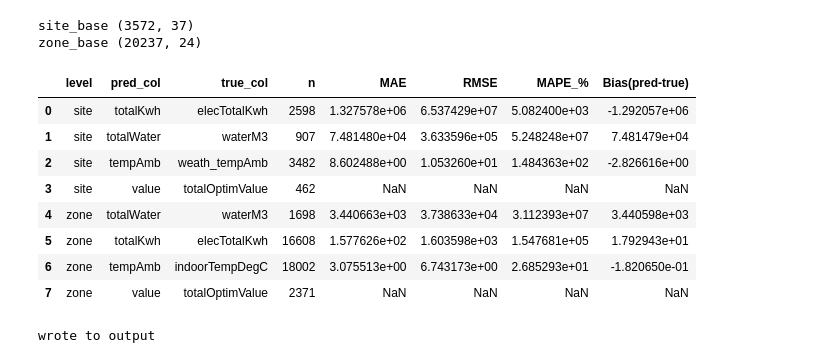
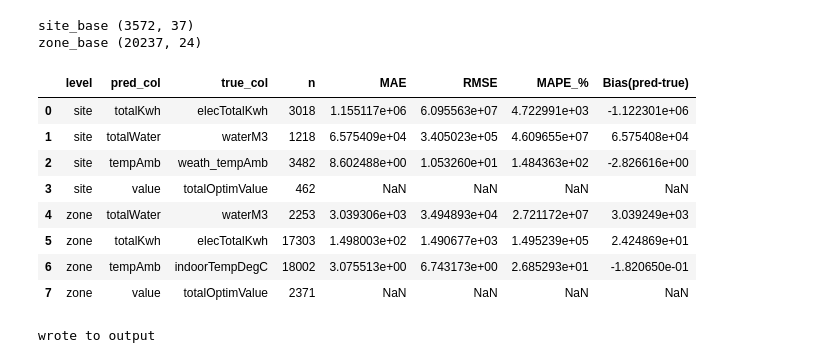
Before and after one commit to PurpleShad0w/CR-System, a Jupyter notebook: Sujet II/analyse.ipynb, the cells around one changed output. Drawn from its saved outputs; the diff is of its cells as text; code cells hidden in the pictures.

```diff
--- a/Sujet II/analyse.ipynb
+++ b/Sujet II/analyse.ipynb
@@ -1,4 +1,5 @@
 # %%
+
 import os
 from pathlib import Path
 import numpy as np
@@ -16,18 +17,16 @@ paths = {
     'sitepred': DB_DIR / 'sitepred.csv',
     'siteweath': DB_DIR / 'siteweath.csv',
     'zonehist': DB_DIR / 'zonehist.csv',
-    'zonepred': DB_DIR / 'zonepred.csv',
+    'zonepred': DB_DIR / 'zonepred.csv'
 }
 
 def read_semicolon_csv(path: Path) -> pd.DataFrame:
     return pd.read_csv(path, sep=';', quotechar='"', encoding='utf-8', engine='python')
 
 raw = {}
-raw_shapes = {}
 for k, p in paths.items():
     if p.exists():
         raw[k] = read_semicolon_csv(p)
-        raw_shapes[k] = raw[k].shape
         print(k, 'loaded', raw[k].shape)
     else:
         print(k, 'missing', p)
@@ -267,4 +301,5 @@ def spread_cumul_spikes(df: pd.DataFrame, group_cols, date_col: str, value_col:
 # %%
+
 CLEAN_LOGS = {}
 
 sitehist = apply_missing_sentinels(sitehist, MEASURE_COLS_SITEHIST, ZERO_OR_NEG_IS_MISSING)
@@ -307,12 +342,13 @@ if set(['siteId', 'zoneId']).issubset(zonepred.columns):
 
 if set(['siteId', 'date']).issubset(sitehist.columns):
     for col in [c for c in MEASURE_COLS_SITEHIST if c in ('elecTotalKwh', 'waterM3', 'elecCvcKwh', 'elecBveKwh', 'elecLightingKwh', 'elecForceKwh', 'elecAggregatedKwh')]:
-        sitehist, log = spread_cumul_spikes(sitehist, ['siteId'], 'date', col, CUMUL_SPIKE)
+        sitehist, log = spread_cumul_spikes_v2(sitehist, ['siteId'], 'date', col, CUMUL_SPIKE)
         if len(log):
             CLEAN_LOGS[f'sitehist_cumul_{col}'] = log
+
 if set(['siteId', 'zoneId', 'date']).issubset(zonehist.columns):
     for col in [c for c in MEASURE_COLS_ZONEHIST if c in ('elecTotalKwh', 'waterM3', 'elecCvcKwh', 'elecBveKwh', 'elecLightingKwh', 'elecForceKwh', 'elecAggregatedKwh')]:
-        zonehist, log = spread_cumul_spikes(zonehist, ['siteId', 'zoneId'], 'date', col, CUMUL_SPIKE)
+        zonehist, log = spread_cumul_spikes_v2(zonehist, ['siteId', 'zoneId'], 'date', col, CUMUL_SPIKE)
         if len(log):
             CLEAN_LOGS[f'zonehist_cumul_{col}'] = log
 
@@ -321,0 +358,14 @@ clean logs {'zonehist_unit_elecTotalKwh': 52, 'zonehist_unit_waterM3': 4, 'zonep
+# %%
+
+GAPS = []
+if set(['siteId', 'date']).issubset(sitehist.columns):
+    for col in [c for c in MEASURE_COLS_SITEHIST if c in ('elecTotalKwh', 'waterM3')]:
+        g = find_long_gaps(sitehist, 'siteId', 'date', col, min_gap_days=30)
+        if len(g):
+            GAPS.append(g)
+if len(GAPS):
+    gaps = pd.concat(GAPS, ignore_index=True).sort_values('gap_days', ascending=False)
+else:
+    gaps = pd.DataFrame([])
+
+display(gaps.head(50))
@@ -322,11 +390,7 @@ clean logs {'zonehist_unit_elecTotalKwh': 52, 'zonehist_unit_waterM3': 4, 'zonep
 # %%
+
 site_join_cols = ['siteId', 'date']
 zone_join_cols = ['siteId', 'zoneId', 'date']
-
-for req, df, name in [(site_join_cols, sitehist, 'sitehist'), (site_join_cols, sitepred, 'sitepred')]:
-    missing = [c for c in req if c not in df.columns]
-    if missing:
-        raise KeyError(f'{name} missing {missing}. columns={list(df.columns)[:30]}')
 
 sitehist_d = sitehist.dropna(subset=site_join_cols).drop_duplicates(subset=site_join_cols, keep='last')
 sitepred_d = sitepred.dropna(subset=site_join_cols).drop_duplicates(subset=site_join_cols, keep='last')
@@ -338,11 +402,6 @@ if len(siteweath) and set(site_join_cols).issubset(siteweath.columns):
     w = siteweath_d.rename(columns={c: f'weath_{c}' for c in siteweath_d.columns if c not in site_join_cols})
     site_base = site_base.merge(w, on=site_join_cols, how='left')
 
-for req, df, name in [(zone_join_cols, zonehist, 'zonehist'), (zone_join_cols, zonepred, 'zonepred')]:
-    missing = [c for c in req if c not in df.columns]
-    if missing:
-        raise KeyError(f'{name} missing {missing}. columns={list(df.columns)[:30]}')
-
 zonehist_d = zonehist.dropna(subset=zone_join_cols).drop_duplicates(subset=zone_join_cols, keep='last')
 zonepred_d = zonepred.dropna(subset=zone_join_cols).drop_duplicates(subset=zone_join_cols, keep='last')
 
@@ -354,6 +413,7 @@ print('zone_base', zone_base.shape)
 site_base (3572, 37)
 zone_base (20237, 24)
 # %%
+
 def mae(y_true, y_pred):
     m = np.isfinite(y_true) & np.isfinite(y_pred)
     return float(np.mean(np.abs(y_true[m] - y_pred[m]))) if m.any() else np.nan
@@ -388,7 +448,7 @@ def metrics_row(df, y_true_col, y_pred_col):
         'MAE': mae(y_true, y_pred),
         'RMSE': rmse(y_true, y_pred),
         'MAPE_%': mape(y_true, y_pred),
-        'Bias(pred-true)': bias(y_true, y_pred),
+        'Bias(pred-true)': bias(y_true, y_pred)
     }
 
 
@@ -406,14 +466,14 @@ SITE_MAP = {
     'totalKwh': ('elecTotalKwh', 'site'),
     'totalWater': ('waterM3', 'site'),
     'tempAmb': ('weath_tempAmb', 'site'),
-    'value': ('totalOptimValue', 'site'),
+    'value': ('totalOptimValue', 'site')
 }
 
 ZONE_MAP = {
     'totalKwh': ('elecTotalKwh', 'zone'),
     'totalWater': ('waterM3', 'zone'),
     'tempAmb': ('indoorTempDegC', 'zone'),
-    'value': ('totalOptimValue', 'zone'),
+    'value': ('totalOptimValue', 'zone')
 }
 
 SITE_MAP = {k: v for k, v in SITE_MAP.items() if k in site_base.columns and v[0] in site_base.columns}
@@ -423,39 +483,39 @@ site_results = []
 site_by_site = {}
 for pred_col, (true_col, _) in SITE_MAP.items():
     g = site_base.dropna(subset=['siteId', 'date'])
     g = g[['siteId', 'date', pred_col, true_col]].copy()
     d = metrics_row(g, true_col, pred_col)
     site_results.append({'level': 'site', 'pred_col': pred_col, 'true_col': true_col, **d})
     by = summarize_by_group(g, true_col, pred_col, ['siteId'])
     by.insert(0, 'pred_col', pred_col)
     by.insert(1, 'true_col', true_col)
     site_by_site[pred_col] = by.sort_values('RMSE', ascending=False)
 
 zone_results = []
 zone_by_zone = {}
 for pred_col, (true_col, _) in ZONE_MAP.items():
     g = zone_base.dropna(subset=['siteId', 'zoneId', 'date'])
     g = g[['siteId', 'zoneId', 'date', pred_col, true_col]].copy()
     d = metrics_row(g, true_col, pred_col)
     zone_results.append({'level': 'zone', 'pred_col': pred_col, 'true_col': true_col, **d})
     by = summarize_by_group(g, true_col, pred_col, ['siteId', 'zoneId'])
     by.insert(0, 'pred_col', pred_col)
     by.insert(1, 'true_col', true_col)
     zone_by_zone[pred_col] = by.sort_values('RMSE', ascending=False)
 
 site_results = pd.DataFrame(site_results).sort_values('RMSE', ascending=False)
 zone_results = pd.DataFrame(zone_results).sort_values('RMSE', ascending=False)
 summary = pd.concat([site_results, zone_results], ignore_index=True)
 
 display(summary)
 # %% [output]
 |  | level | pred_col | true_col | n | MAE | RMSE | MAPE_% | Bias(pred-true) |
-| 0 | site | totalKwh | elecTotalKwh | 2598 | 1.327578e+06 | 6.537429e+07 | 5.082400e+03 | -1.292057e+06 |
-| 1 | site | totalWater | waterM3 | 907 | 7.481480e+04 | 3.633596e+05 | 5.248248e+07 | 7.481479e+04 |
+| 0 | site | totalKwh | elecTotalKwh | 3018 | 1.155117e+06 | 6.095563e+07 | 4.722991e+03 | -1.122301e+06 |
+| 1 | site | totalWater | waterM3 | 1218 | 6.575409e+04 | 3.405023e+05 | 4.609655e+07 | 6.575408e+04 |
 | 2 | site | tempAmb | weath_tempAmb | 3482 | 8.602488e+00 | 1.053260e+01 | 1.484363e+02 | -2.826616e+00 |
 | 3 | site | value | totalOptimValue | 462 | NaN | NaN | NaN | NaN |
-| 4 | zone | totalWater | waterM3 | 1698 | 3.440663e+03 | 3.738633e+04 | 3.112393e+07 | 3.440598e+03 |
-| 5 | zone | totalKwh | elecTotalKwh | 16608 | 1.577626e+02 | 1.603598e+03 | 1.547681e+05 | 1.792943e+01 |
+| 4 | zone | totalWater | waterM3 | 2253 | 3.039306e+03 | 3.494893e+04 | 2.721172e+07 | 3.039249e+03 |
+| 5 | zone | totalKwh | elecTotalKwh | 17303 | 1.498003e+02 | 1.490677e+03 | 1.495239e+05 | 2.424869e+01 |
 | 6 | zone | tempAmb | indoorTempDegC | 18002 | 3.075513e+00 | 6.743173e+00 | 2.685293e+01 | -1.820650e-01 |
 | 7 | zone | value | totalOptimValue | 2371 | NaN | NaN | NaN | NaN |
 # %%
```
Also changed, not shown: parts of 10 cells of this notebook.
